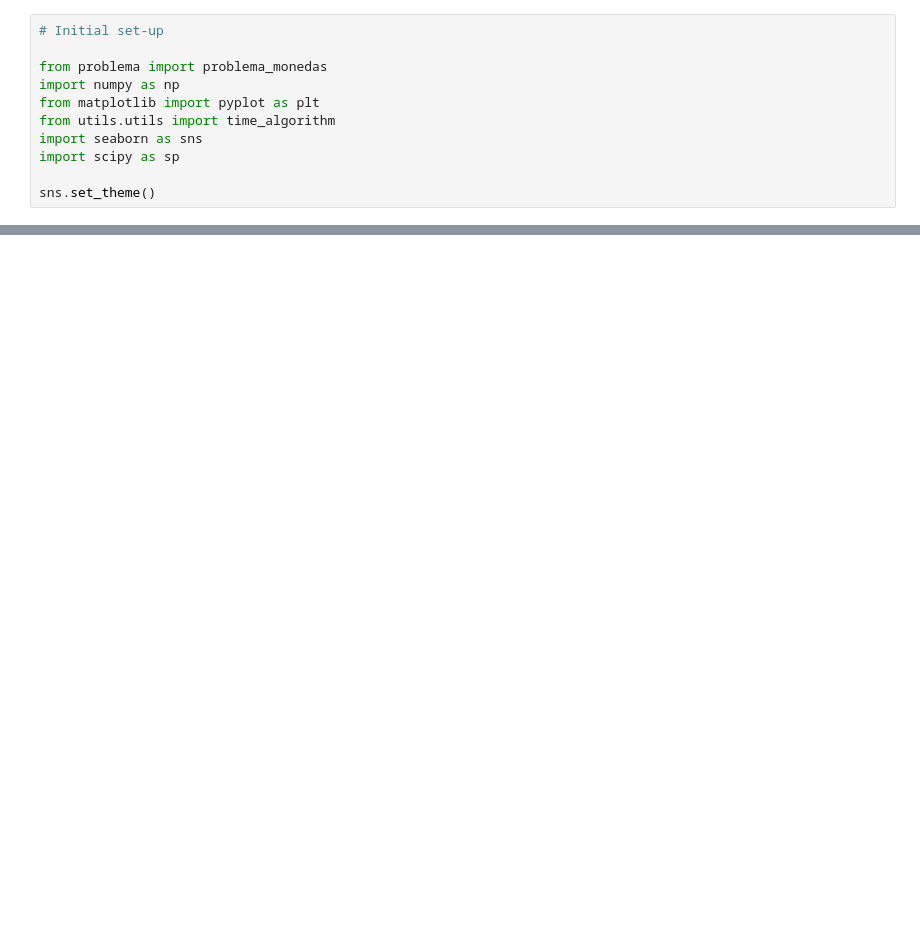
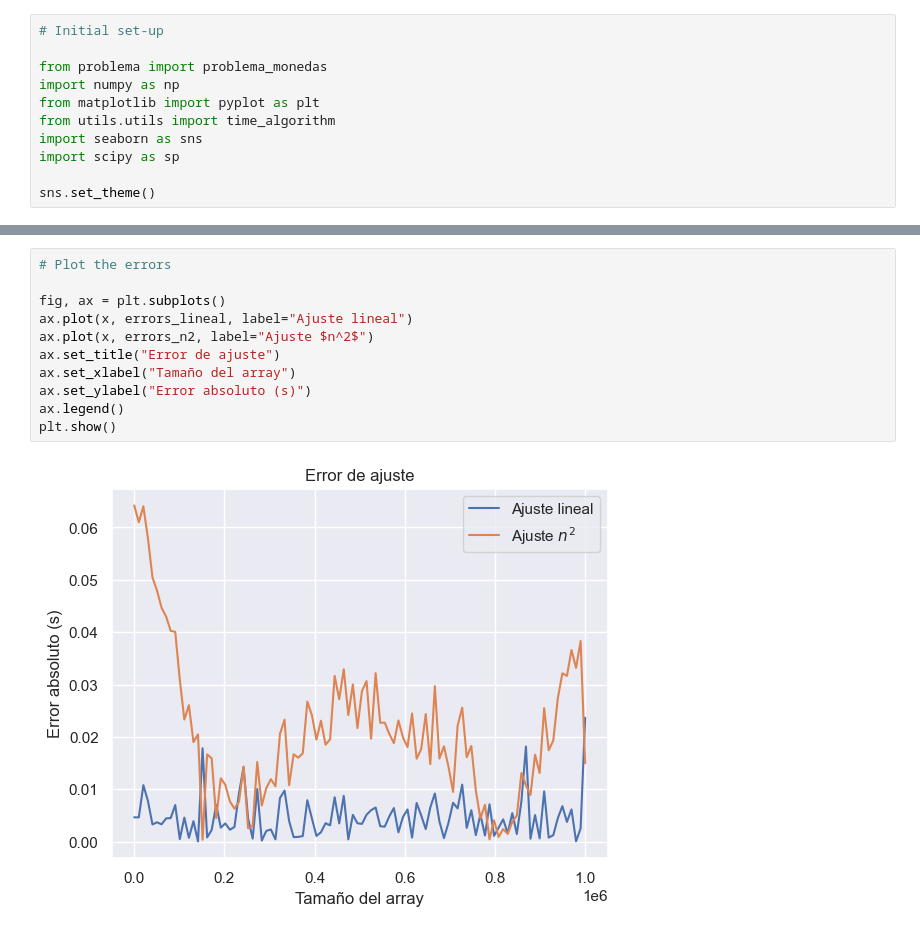
Before and after one commit to VickyA5/TP-Greedy-TDA, a Jupyter notebook: analisis.ipynb, the cells around one changed output, grey strips where cells are left out. Saved outputs shown, nothing was run; the diff lists cells and outputs as text; blank space fills up the shorter version.

```diff
--- a/analisis.ipynb
+++ b/analisis.ipynb
@@ -104,0 +119,13 @@ plt.show()
+# %%
+# Plot the errors
+
+fig, ax = plt.subplots()
+ax.plot(x, errors_lineal, label="Ajuste lineal")
+ax.plot(x, errors_n2, label="Ajuste $n^2$")
+ax.set_title("Error de ajuste")
+ax.set_xlabel("Tamaño del array")
+ax.set_ylabel("Error absoluto (s)")
+ax.legend()
+plt.show()
+# %% [output]
+[figure, added]
```
Also changed, not shown: parts of 7 cells of this notebook.
